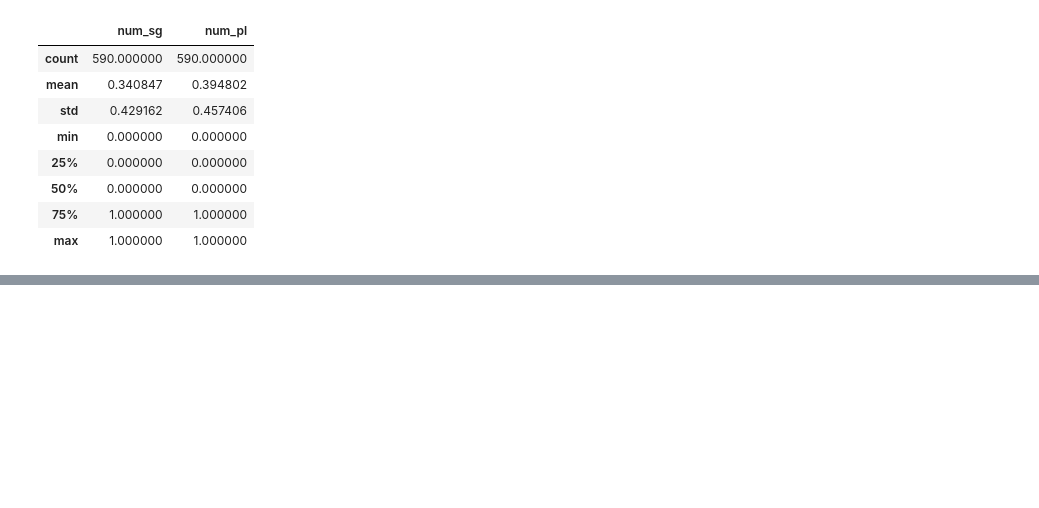
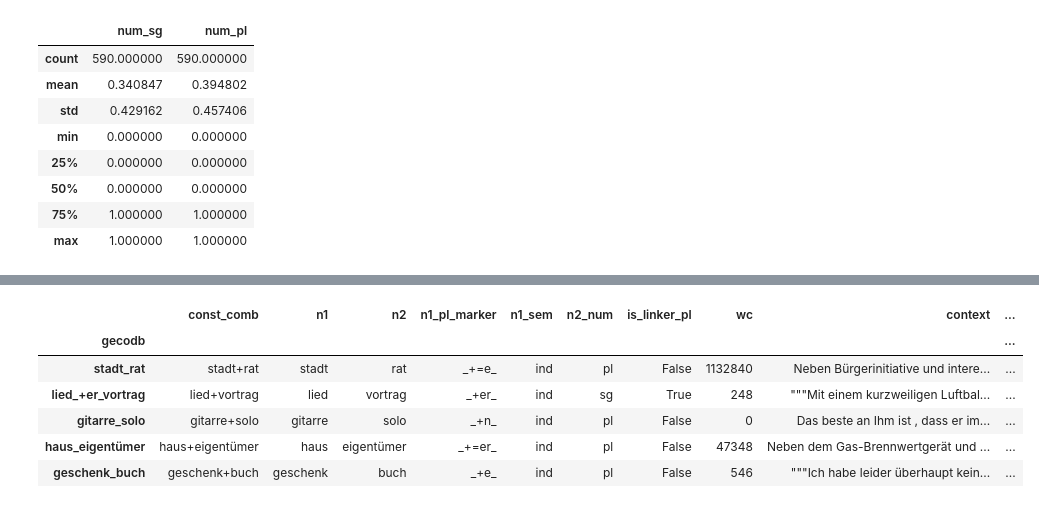
Before and after one commit to maxschmaltz/DieKonstraints, a Jupyter notebook: plural_effects/extpe.ipynb, the cells around one changed output, grey strips where cells are left out. Cells and saved outputs as stored; diff of their text form; code cells hidden in the pictures; blank space fills up the shorter version.

```diff
--- a/plural_effects/extpe.ipynb
+++ b/plural_effects/extpe.ipynb
@@ -259,0 +284,29 @@ resids
+# %%
+# Compounds built from non-unique constituent combinations (regardless
+# of the linker) appearing only in the Sg form and not undergoing the IntPE
+# built from constituent combinations that mostly insert
+# a non-pluralic linker in the Sg form
+# (N=1333, UniqN=717, UniqCN=490, UniqN1N=46)
+ic_alt_nipe_sgl_cc = pd.read_csv(
+    os.path.join(sp18_ext_path, "ic_alt_nipe_sgl_cc.tsv"),
+    sep="\t",
+    header=0,
+    index_col="gecodb",
+    # all str, WC int, is linker pluralic bool
+    dtype=defaultdict(
+        lambda: str,
+        wc="int",
+        is_linker_pl="bool"
+    ),
+    quoting=3   # = csv.QUOTE_NONE, separate by tabs only
+)
+
+ic_alt_nipe_sgl_cc.sample(5)
+# %% [output]
+|  | const_comb | n1 | n2 | n1_pl_marker | n1_sem | n2_num | is_linker_pl | wc | context | ... |
+| gecodb |  |  |  |  |  |  |  |  |  | ... |
+| stadt_rat | stadt+rat | stadt | rat | _+=e_ | ind | pl | False | 1132840 | Neben Bürgerinitiative und intere... | ... |
+| lied_+er_vortrag | lied+vortrag | lied | vortrag | _+er_ | ind | sg | True | 248 | """Mit einem kurzweiligen Luftbal... | ... |
+| gitarre_solo | gitarre+solo | gitarre | solo | _+n_ | ind | pl | False | 0 | Das beste an Ihm ist , dass er im... | ... |
+| haus_eigentümer | haus+eigentümer | haus | eigentümer | _+=er_ | ind | pl | False | 47348 | Neben dem Gas-Brennwertgerät und ... | ... |
+| geschenk_buch | geschenk+buch | geschenk | buch | _+e_ | ind | pl | False | 546 | """Ich habe leider überhaupt kein... | ... |
```
Also changed, not shown: parts of 17 cells of this notebook, 11 other files.
